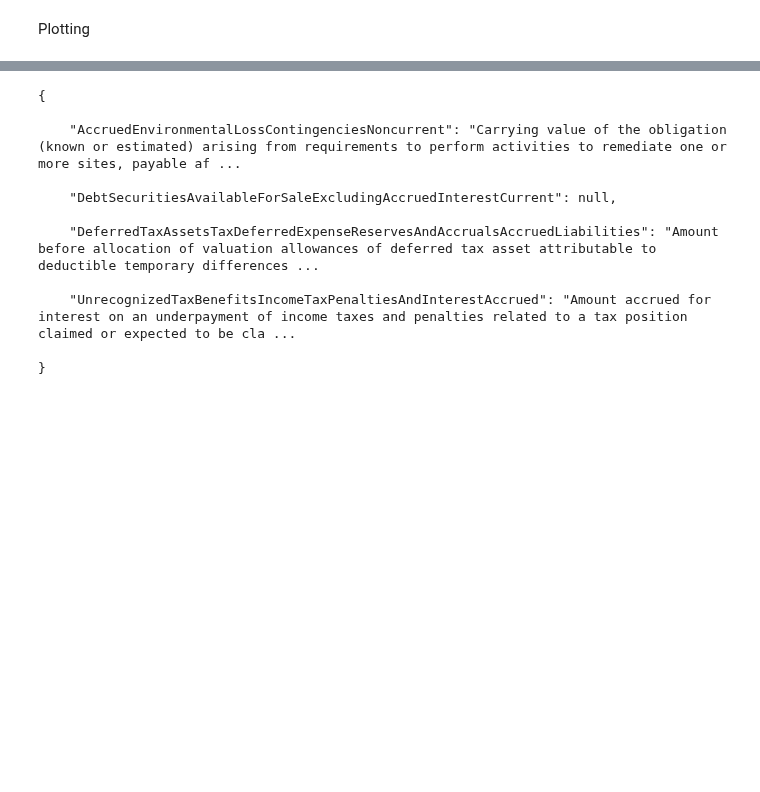
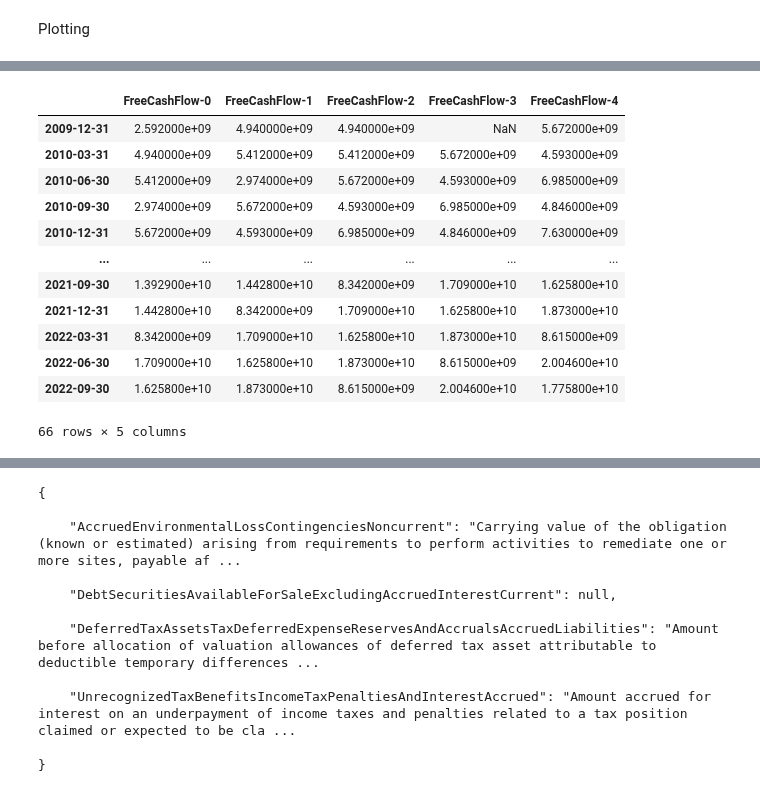
Before and after one commit to BlackdoorAI/Finance-bro, a Jupyter notebook: extract.ipynb, the cells around one changed output, grey strips where cells are left out. Cells and saved outputs as stored; diff of their text form; code cells hidden in the pictures; blank space fills up the shorter version.

```diff
--- a/extract.ipynb
+++ b/extract.ipynb
@@ -119,10 +120,11 @@ plt.show()
 #     print(f"{start.strftime('%Y-%m-%d')} -> {end.strftime('%Y-%m-%d')}, Value: {val}")
 # %%
 #"WeightedAverageNumberOfSharesOutstandingBasic", "WeightedAverageNumberOfDilutedSharesOutstanding", EntityCommonStockSharesOutstanding
-comp = comp_load("COST")
-paths = recursive_date_gather(comp,"Liabilities")
+#"static":["Assets", "Liabilities", "AssetsCurrent", "AssetsNoncurrent"],"dynamic":["FreeCashFlow","GrossProfit"]
+comp = comp_load("MSFT")
+paths = recursive_date_gather(comp,"FreeCashFlow")
 print(paths)
-frame, unit = path_selector(comp,"Liabilities",paths["paths"][0][0], static_tolerance=pd.Timedelta(days=300))
-frame.to_csv("examples/AMDCosts.csv")
-# frame.head(-5)
+frame, unit = path_selector(comp,"FreeCashFlow",paths["paths"][0][0], static_tolerance=pd.Timedelta(days=300))
+# # frame.to_csv("examples/AMDCosts.csv")
+frame.head(-5)
 # %% [output]
@@ -130,3 +132,16 @@ frame.to_csv("examples/AMDCosts.csv")
+|  | FreeCashFlow-0 | FreeCashFlow-1 | FreeCashFlow-2 | FreeCashFlow-3 | FreeCashFlow-4 |
+| 2009-12-31 | 2.592000e+09 | 4.940000e+09 | 4.940000e+09 | NaN | 5.672000e+09 |
+| 2010-03-31 | 4.940000e+09 | 5.412000e+09 | 5.412000e+09 | 5.672000e+09 | 4.593000e+09 |
+| 2010-06-30 | 5.412000e+09 | 2.974000e+09 | 5.672000e+09 | 4.593000e+09 | 6.985000e+09 |
+| 2010-09-30 | 2.974000e+09 | 5.672000e+09 | 4.593000e+09 | 6.985000e+09 | 4.846000e+09 |
+| 2010-12-31 | 5.672000e+09 | 4.593000e+09 | 6.985000e+09 | 4.846000e+09 | 7.630000e+09 |
+| ... | ... | ... | ... | ... | ... |
+| 2021-09-30 | 1.392900e+10 | 1.442800e+10 | 8.342000e+09 | 1.709000e+10 | 1.625800e+10 |
+| 2021-12-31 | 1.442800e+10 | 8.342000e+09 | 1.709000e+10 | 1.625800e+10 | 1.873000e+10 |
+| 2022-03-31 | 8.342000e+09 | 1.709000e+10 | 1.625800e+10 | 1.873000e+10 | 8.615000e+09 |
+| 2022-06-30 | 1.709000e+10 | 1.625800e+10 | 1.873000e+10 | 8.615000e+09 | 2.004600e+10 |
+| 2022-09-30 | 1.625800e+10 | 1.873000e+10 | 8.615000e+09 | 2.004600e+10 | 1.775800e+10 |
+66 rows × 5 columns
 # %%
 comp = comp_load("AMD")
 for i,datapoint in enumerate(list(comp.data["CapitalExpendituresIncurredButNotYetPaid"]["units"].items())[0][1]):
```
Also changed, not shown: parts of 7 cells of this notebook, 1 other file.
